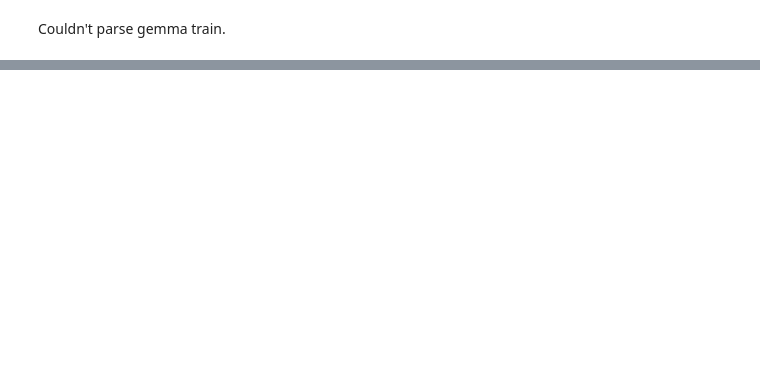
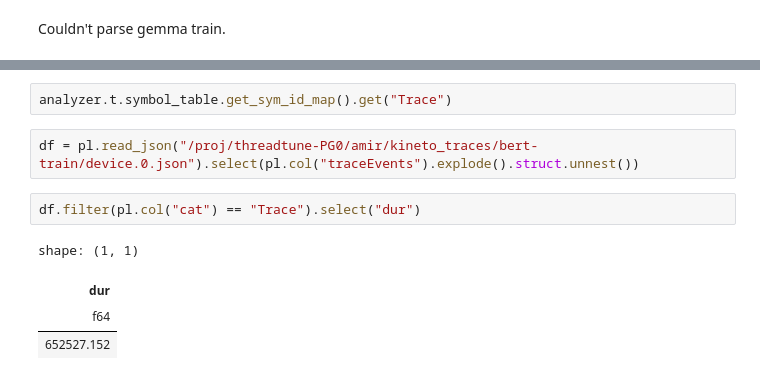
Before and after one commit to ice-rlab/accel-sim-framework-fork, a Jupyter notebook: hta.ipynb, the cells around one changed output, grey strips where cells are left out. Drawn from its saved outputs; the diff is of its cells as text; blank space fills up the shorter version.

```diff
--- a/hta.ipynb
+++ b/hta.ipynb
@@ -62,0 +78,11 @@ shape: (11, 4)
+# %%
+analyzer.t.symbol_table.get_sym_id_map().get("Trace")
+# %%
+df = pl.read_json("/proj/threadtune-PG0/amir/kineto_traces/bert-train/device.0.json").select(pl.col("traceEvents").explode().struct.unnest())
+# %%
+df.filter(pl.col("cat") == "Trace").select("dur")
+# %% [output]
+shape: (1, 1)
+| dur |
+| f64 |
+| 652527.152 |
```
Also changed, not shown: parts of 7 cells of this notebook, 4 other files.
